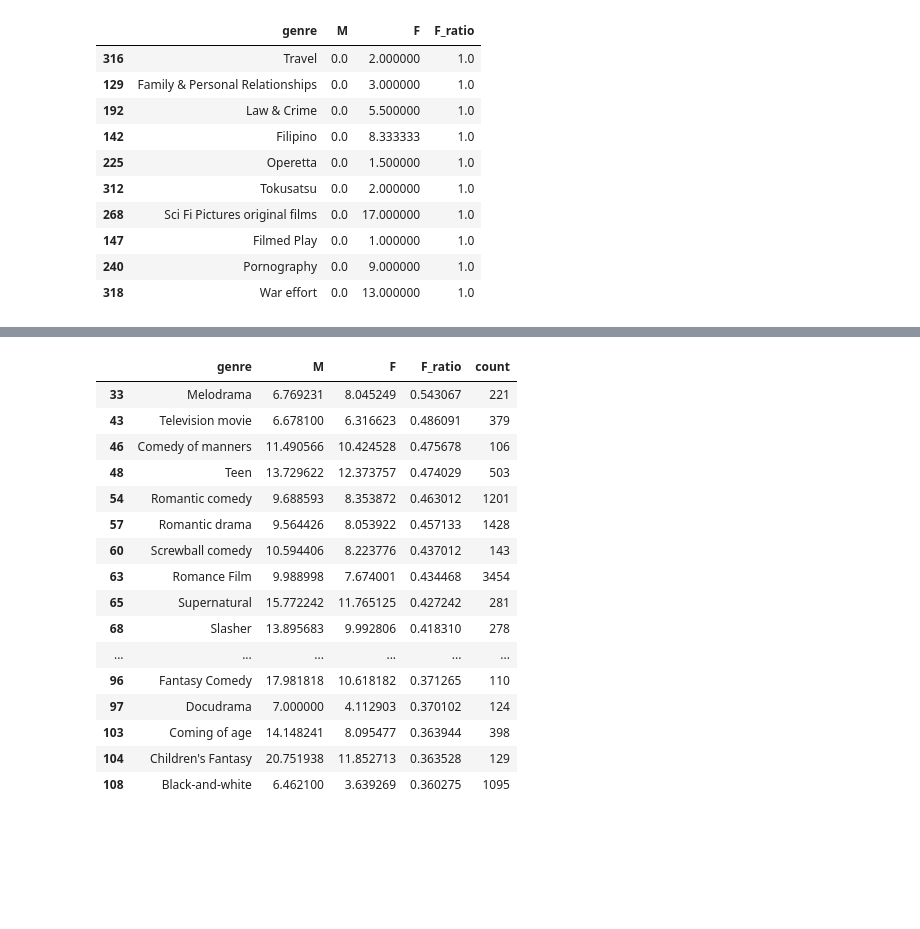
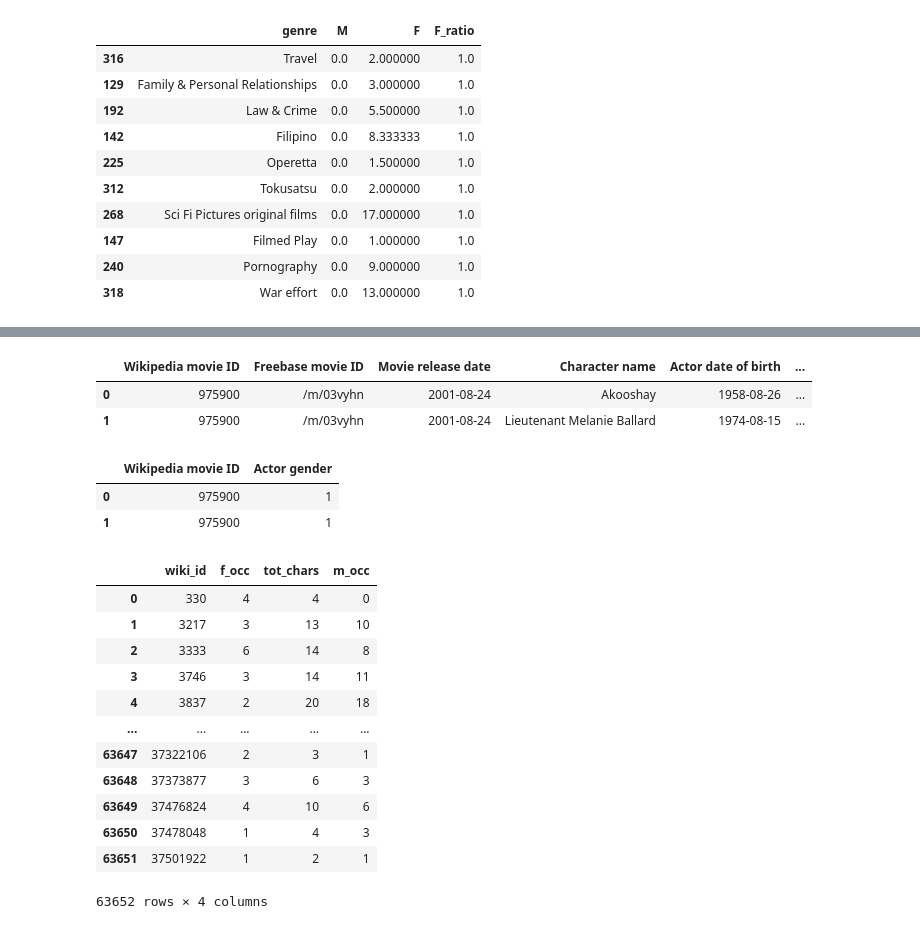
Before and after one commit to epfl-ada/ada-2022-project-evencoolerteamname2022, a Jupyter notebook: smurfette_principle_graphs.ipynb, the cells around one changed output, grey strips where cells are left out. Saved outputs shown, nothing was run; the diff lists cells and outputs as text; code cells hidden in the pictures; blank space fills up the shorter version.

```diff
--- a/smurfette_principle_graphs.ipynb
+++ b/smurfette_principle_graphs.ipynb
@@ -229,20 +230,55 @@ worst_5_genre
-# %%
-df_genre_means.head(30)
-# %% [output]
-|  | genre | M | F | F_ratio | count |
-| 33 | Melodrama | 6.769231 | 8.045249 | 0.543067 | 221 |
-| 43 | Television movie | 6.678100 | 6.316623 | 0.486091 | 379 |
-| 46 | Comedy of manners | 11.490566 | 10.424528 | 0.475678 | 106 |
-| 48 | Teen | 13.729622 | 12.373757 | 0.474029 | 503 |
-| 54 | Romantic comedy | 9.688593 | 8.353872 | 0.463012 | 1201 |
-| 57 | Romantic drama | 9.564426 | 8.053922 | 0.457133 | 1428 |
-| 60 | Screwball comedy | 10.594406 | 8.223776 | 0.437012 | 143 |
-| 63 | Romance Film | 9.988998 | 7.674001 | 0.434468 | 3454 |
-| 65 | Supernatural | 15.772242 | 11.765125 | 0.427242 | 281 |
-| 68 | Slasher | 13.895683 | 9.992806 | 0.418310 | 278 |
-| ... | ... | ... | ... | ... | ... |
-| 96 | Fantasy Comedy | 17.981818 | 10.618182 | 0.371265 | 110 |
-| 97 | Docudrama | 7.000000 | 4.112903 | 0.370102 | 124 |
-| 103 | Coming of age | 14.148241 | 8.095477 | 0.363944 | 398 |
-| 104 | Children's Fantasy | 20.751938 | 11.852713 | 0.363528 | 129 |
-| 108 | Black-and-white | 6.462100 | 3.639269 | 0.360275 | 1095 |
+# %%
+# Character metadata
+char_md_cols = ['Wikipedia movie ID',
+'Freebase movie ID',
+'Movie release date',
+'Character name',
+'Actor date of birth',
+'Actor gender',
+'Actor height (in meters)',
+'Actor ethnicity (Freebase ID)',
+'Actor name',
+'Actor age at movie release',
+'Freebase character/actor map ID',
+'Freebase character ID',
+'Freebase actor ID',
+]
+char_md = pd.read_csv('data/character.metadata.tsv', sep='\t', names=char_md_cols)
+char_md.head(2)
+# %% [output]
+|  | Wikipedia movie ID | Freebase movie ID | Movie release date | Character name | Actor date of birth | ... |
+| 0 | 975900 | /m/03vyhn | 2001-08-24 | Akooshay | 1958-08-26 | ... |
+| 1 | 975900 | /m/03vyhn | 2001-08-24 | Lieutenant Melanie Ballard | 1974-08-15 | ... |
+# %%
+char_to_gender = char_md[['Wikipedia movie ID', 'Actor gender']].dropna()
+# 1 if woman, 0 if man
+char_to_gender = char_to_gender.replace({'Actor gender': {'F': 1,'M': 0}})
+# %%
+char_to_gender.head(2)
+# %% [output]
+|  | Wikipedia movie ID | Actor gender |
+| 0 | 975900 | 1 |
+| 1 | 975900 | 1 |
+# %%
+df_ratio_cast = (
+    char_to_gender.groupby('Wikipedia movie ID', as_index=False)
+        .agg(f_occ=('Actor gender', 'sum'),
+             tot_chars=('Actor gender', 'count'))
+).rename(columns={'Wikipedia movie ID': 'wiki_id'})
+df_ratio_cast['m_occ'] = df_ratio_cast['tot_chars']-df_ratio_cast['f_occ']
+# %%
+df_ratio_cast
+# %% [output]
+|  | wiki_id | f_occ | tot_chars | m_occ |
+| 0 | 330 | 4 | 4 | 0 |
+| 1 | 3217 | 3 | 13 | 10 |
+| 2 | 3333 | 6 | 14 | 8 |
+| 3 | 3746 | 3 | 14 | 11 |
+| 4 | 3837 | 2 | 20 | 18 |
+| ... | ... | ... | ... | ... |
+| 63647 | 37322106 | 2 | 3 | 1 |
+| 63648 | 37373877 | 3 | 6 | 3 |
+| 63649 | 37476824 | 4 | 10 | 6 |
+| 63650 | 37478048 | 1 | 4 | 3 |
+| 63651 | 37501922 | 1 | 2 | 1 |
+63652 rows × 4 columns
```
Also changed, not shown: parts of 25 cells of this notebook, 1 other file.
